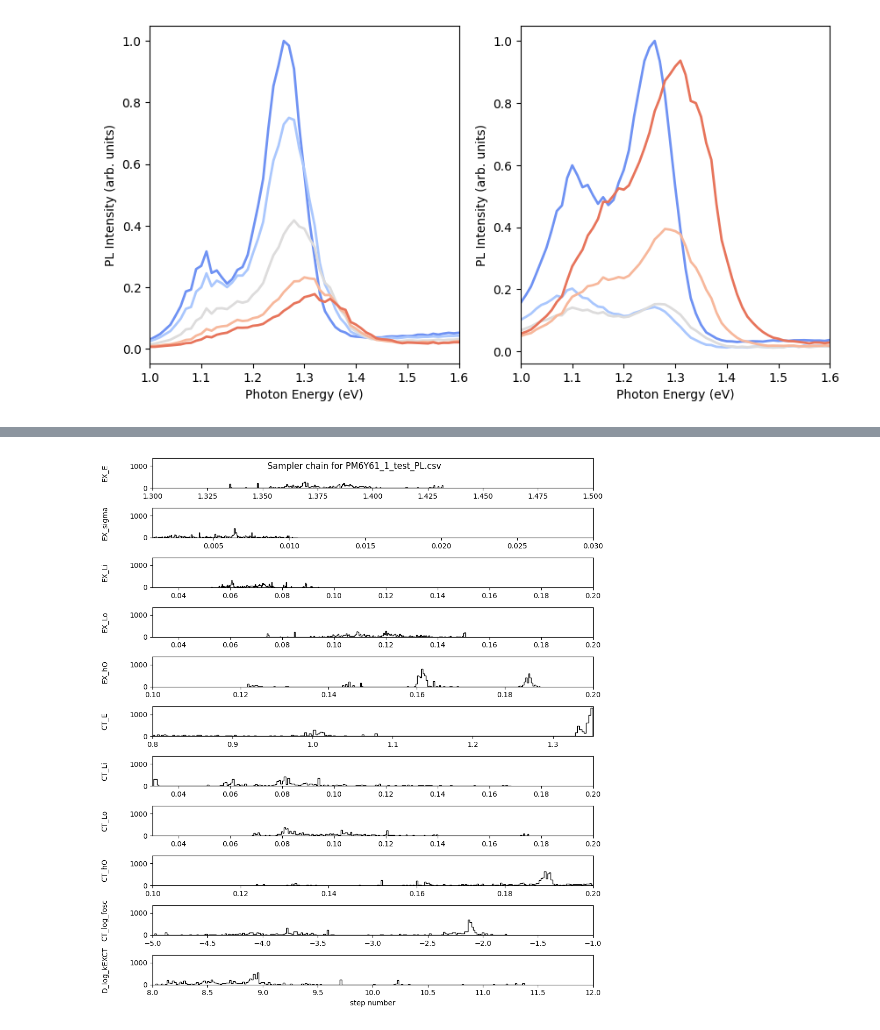
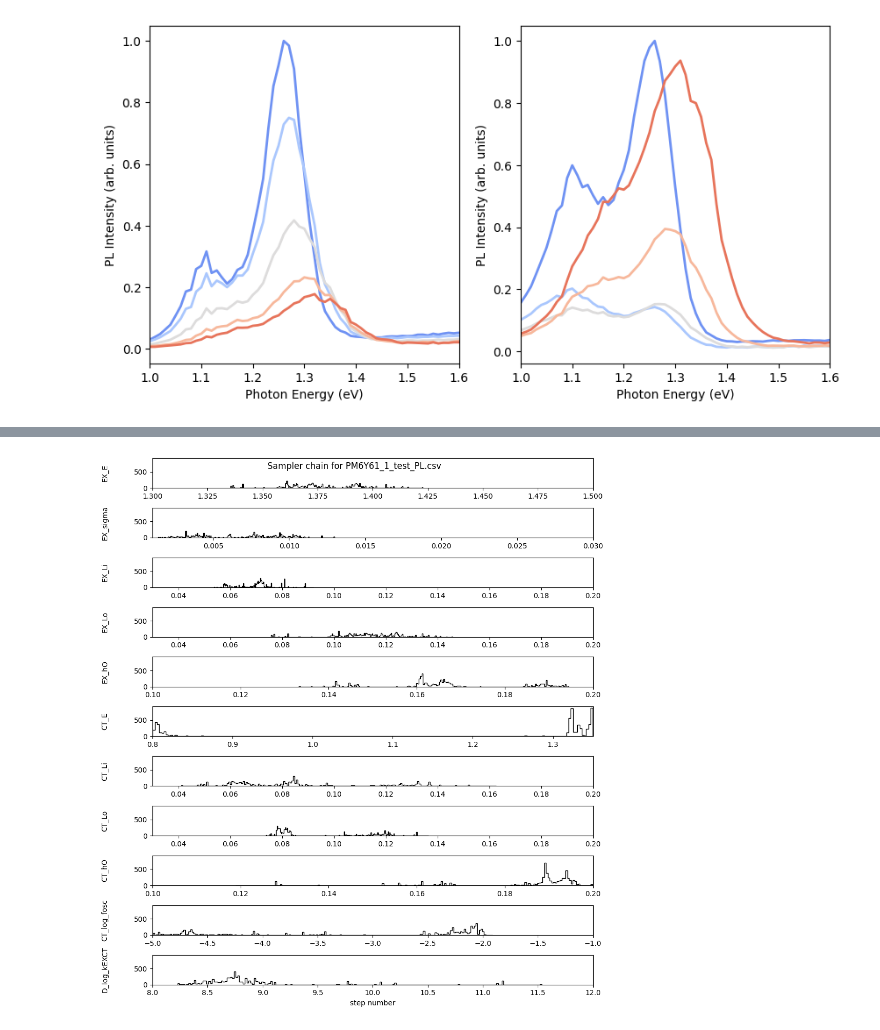
Before and after one commit to mohammedazzouzi15/pl_temp_fit, a Jupyter notebook: notebook/22_analyse_sampling_output_PLEL.ipynb, the cells around one changed output, grey strips where cells are left out. Saved outputs shown, nothing was run; the diff lists cells and outputs as text; code cells hidden in the pictures.

```diff
--- a/notebook/22_analyse_sampling_output_PLEL.ipynb
+++ b/notebook/22_analyse_sampling_output_PLEL.ipynb
@@ -103,7 +103,7 @@ def plot_plel_data(
     data_true_plot_pl = truemodel_pl.reshape(len(hws_pl), -1) / max(
         truemodel_pl.reshape(-1, 1)
     )
-    data_true_plot_el = truemodel_el.reshape(len(hws), -1) / max(
+    data_true_plot_el = truemodel_el.reshape(len(hws_el), -1) / max(
         truemodel_el.reshape(-1, 1)
     )
 
@@ -229,33 +229,33 @@ true_parameters
 # %%
 def plot_distribution(reader,model_config_save,discard = 0,set_axis_limits=True):
 
     samples = reader.get_chain(discard=discard,flat=True)
     labels=[]
     min_bound, max_bound = {}, {}
     params_to_fit = model_config_save['params_to_fit_init']
     for key in params_to_fit.keys():
         for keys in params_to_fit[key].keys():
             labels.append(f"{key}_{keys}")
             min_bound[f"{key}_{keys}"] = model_config_save["min_bounds"][key][keys]
             max_bound[f"{key}_{keys}"] = model_config_save["max_bounds"][key][keys]
     ndim = len(labels)
     fig, axes = plt.subplots(ndim, figsize=(10, ndim*1),sharey=True)
     for i in range(ndim):
         ax = axes[i]
         ax.hist(samples[:, i], 200, color="k", histtype="step")
         ax.set_ylabel(labels[i])
         ax.yaxis.set_label_coords(-0.1, 0.5)
         ax.set_xlim(
             min_bound[ax.get_ylabel()], max_bound[ax.get_ylabel()]
         )
     axes[-1].set_xlabel("step number")
     fig.tight_layout()
     fig.suptitle(f"Sampler chain for {model_config_save['csv_name_pl'].split('/')[-1]}")
 
     fig.show()
-plot_distribution(reader,model_config_save,discard=200)
+plot_distribution(reader,model_config_save,discard=550)
 # %% [output]
-[figure, old version]
+[figure, new version]
 # %%
 # plot a pair grid plot
 import seaborn as sns
```
Also changed, not shown: parts of 7 cells of this notebook, 7 other files.
